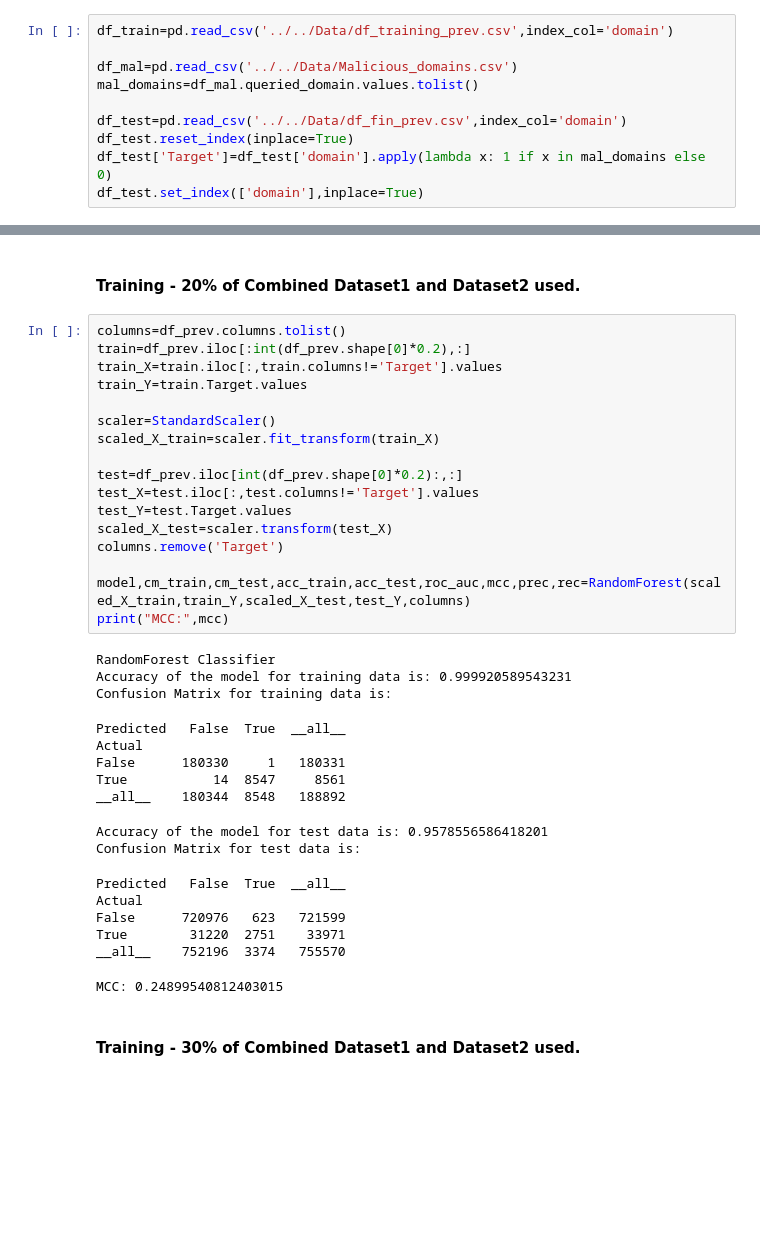
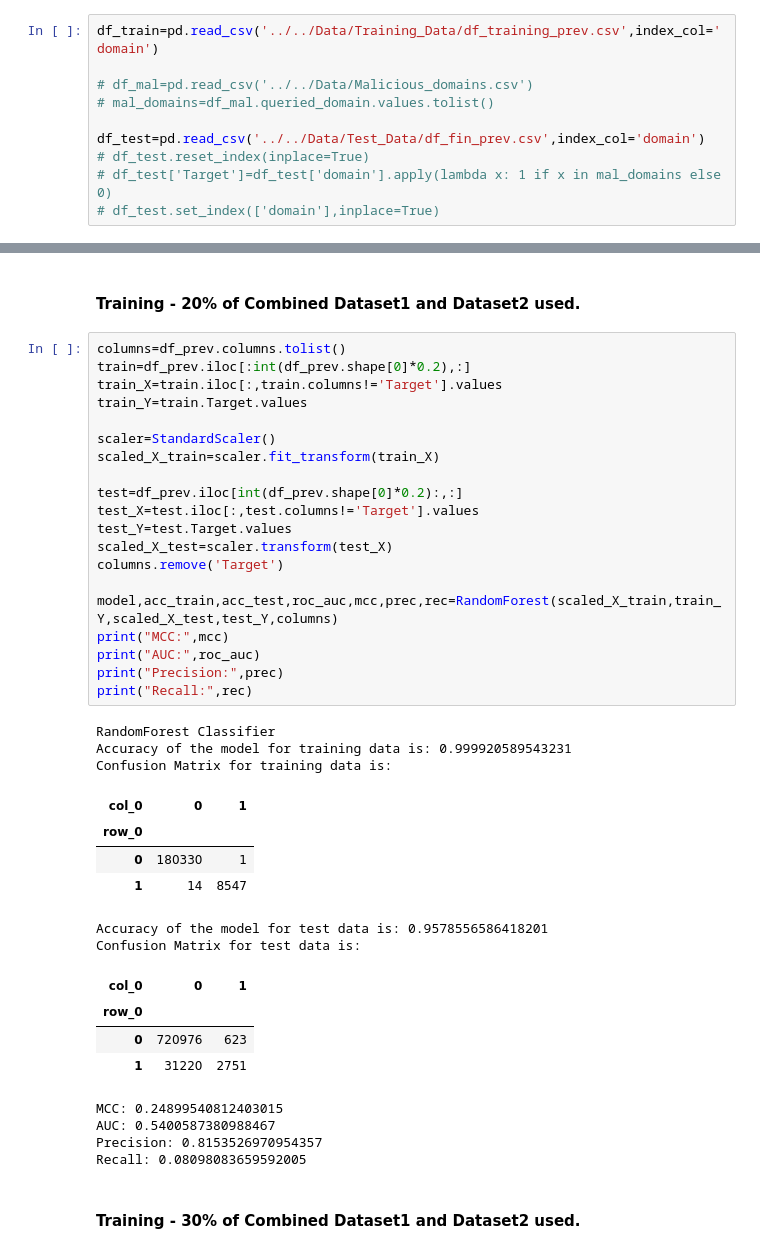
Before and after one commit to darshan-b/Reputation, a Jupyter notebook: Combined/Building_dataset_with_previously_used_features_OverSampling_and_NoSampling.ipynb, the cells around one changed output, grey strips where cells are left out. Cells and saved outputs as stored; diff of their text form; blank space fills up the shorter version.

```diff
--- a/Combined/Building_dataset_with_previously_used_features_OverSampling_and_NoSampling.ipynb
+++ b/Combined/Building_dataset_with_previously_used_features_OverSampling_and_NoSampling.ipynb
@@ -83,15 +82,15 @@ def feat_impt_plot(feat_impt,y_labels,width_s=1000,height_s=1000):
     fig = go.Figure(data=data, layout=layout)
     iplot(fig)
 # %%
-df_train=pd.read_csv('../../Data/df_training_prev.csv',index_col='domain')
+df_train=pd.read_csv('../../Data/Training_Data/df_training_prev.csv',index_col='domain')
 
-df_mal=pd.read_csv('../../Data/Malicious_domains.csv')
-mal_domains=df_mal.queried_domain.values.tolist()
+# df_mal=pd.read_csv('../../Data/Malicious_domains.csv')
+# mal_domains=df_mal.queried_domain.values.tolist()
 
-df_test=pd.read_csv('../../Data/df_fin_prev.csv',index_col='domain')
-df_test.reset_index(inplace=True)
-df_test['Target']=df_test['domain'].apply(lambda x: 1 if x in mal_domains else 0)
-df_test.set_index(['domain'],inplace=True)
+df_test=pd.read_csv('../../Data/Test_Data/df_fin_prev.csv',index_col='domain')
+# df_test.reset_index(inplace=True)
+# df_test['Target']=df_test['domain'].apply(lambda x: 1 if x in mal_domains else 0)
+# df_test.set_index(['domain'],inplace=True)
 # %%
 df_prev=pd.concat([df_test,df_train],axis=0,sort=False)
 df_prev=df_prev.sample(frac=1,random_state=10)
@@ -130,37 +129,41 @@ corr_df.head(20)
 # %%
 columns=df_prev.columns.tolist()
 train=df_prev.iloc[:int(df_prev.shape[0]*0.2),:]
 train_X=train.iloc[:,train.columns!='Target'].values
 train_Y=train.Target.values
 
 scaler=StandardScaler()
 scaled_X_train=scaler.fit_transform(train_X)
 
 test=df_prev.iloc[int(df_prev.shape[0]*0.2):,:]
 test_X=test.iloc[:,test.columns!='Target'].values
 test_Y=test.Target.values
 scaled_X_test=scaler.transform(test_X)
 columns.remove('Target')
 
-model,cm_train,cm_test,acc_train,acc_test,roc_auc,mcc,prec,rec=RandomForest(scaled_X_train,train_Y,scaled_X_test,test_Y,columns)
+model,acc_train,acc_test,roc_auc,mcc,prec,rec=RandomForest(scaled_X_train,train_Y,scaled_X_test,test_Y,columns)
 print("MCC:",mcc)
+print("AUC:",roc_auc)
+print("Precision:",prec)
+print("Recall:",rec)
 # %% [output]
 RandomForest Classifier
 Accuracy of the model for training data is: 0.999920589543231
 Confusion Matrix for training data is:
+| col_0 | 0 | 1 |
+| row_0 |  |  |
+| 0 | 180330 | 1 |
+| 1 | 14 | 8547 |
-Predicted   False  True  __all__
-Actual
-False      180330     1   180331
-True           14  8547     8561
-__all__    180344  8548   188892
+Accuracy of the model for test data is: 0.9578556586418201
+Confusion Matrix for test data is:
+| col_0 | 0 | 1 |
+| row_0 |  |  |
+| 0 | 720976 | 623 |
+| 1 | 31220 | 2751 |
-Accuracy of the model for test data is: 0.9578556586418201
-Confusion Matrix for test data is:
+MCC: 0.24899540812403015
+AUC: 0.5400587380988467
+Precision: 0.8153526970954357
+Recall: 0.08098083659592005
-Predicted   False  True  __all__
-Actual
-False      720976   623   721599
-True        31220  2751    33971
-__all__    752196  3374   755570
-MCC: 0.24899540812403015
 # %% [markdown]
 #### Training - 30% of Combined Dataset1 and Dataset2 used.
 # %%
```
Also changed, not shown: parts of 11 cells of this notebook.
